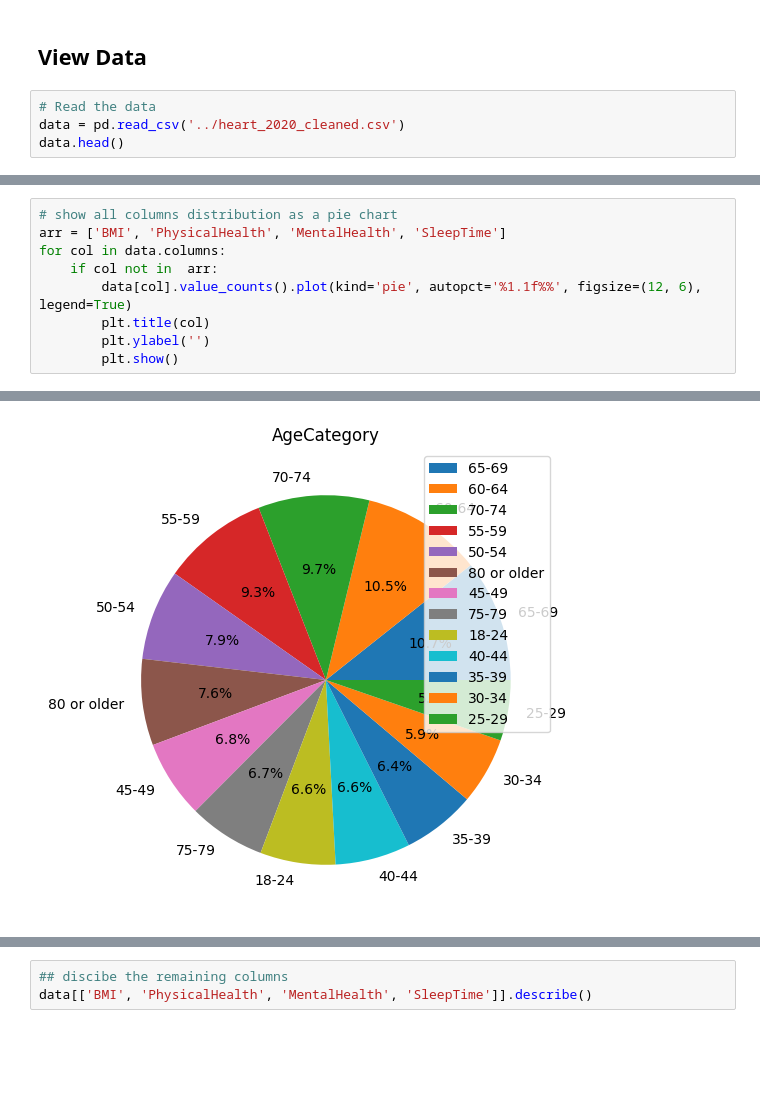
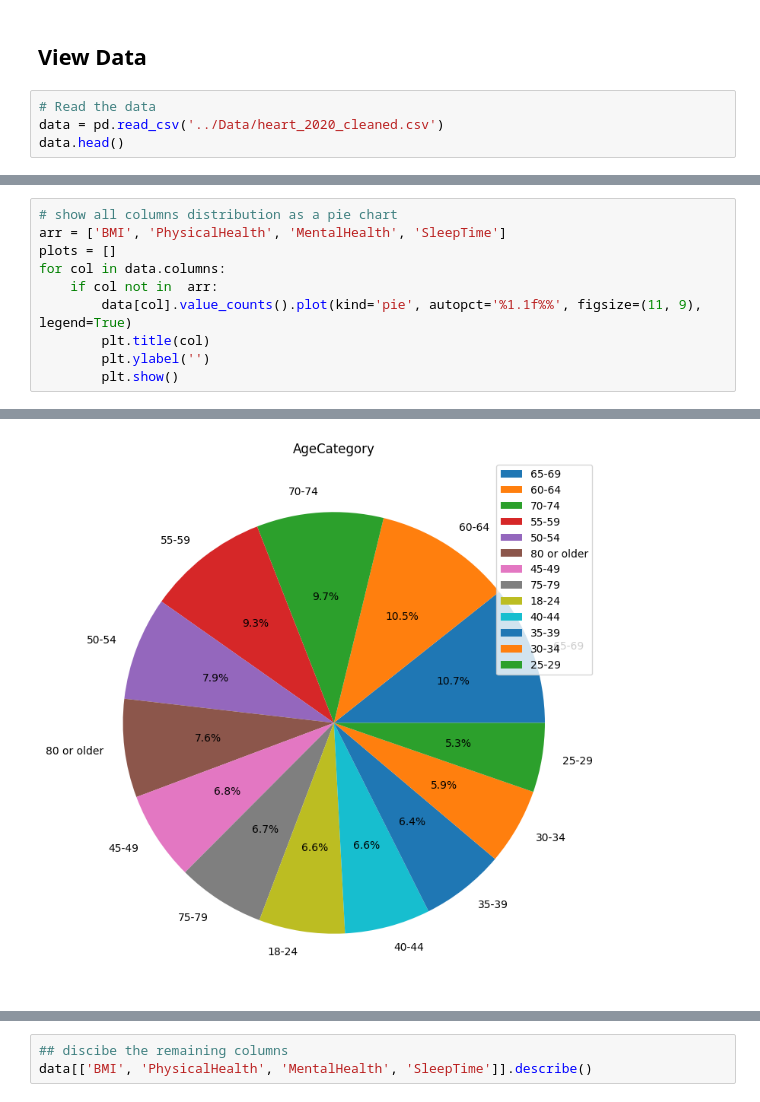
Before and after one commit to nour-aldin/Heart-Disease-Detection, a Jupyter notebook: code/Data Visualization.ipynb, the cells around one changed output, grey strips where cells are left out. Drawn from its saved outputs; the diff is of its cells as text; blank space fills up the shorter version.

```diff
--- a/code/Data Visualization.ipynb
+++ b/code/Data Visualization.ipynb
@@ -6,7 +6,7 @@ import seaborn as sns
 ## View Data
 # %%
 # Read the data
-data = pd.read_csv('../heart_2020_cleaned.csv')
+data = pd.read_csv('../Data/heart_2020_cleaned.csv')
 data.head()
 # %% [output]
 |  | HeartDisease | BMI | Smoking | AlcoholDrinking | Stroke | PhysicalHealth | MentalHealth | DiffWalking | ... |
@@ -47,9 +50,10 @@ plt.show()
 # %%
 # show all columns distribution as a pie chart
 arr = ['BMI', 'PhysicalHealth', 'MentalHealth', 'SleepTime']
+plots = []
 for col in data.columns:
     if col not in  arr:
-        data[col].value_counts().plot(kind='pie', autopct='%1.1f%%', figsize=(12, 6), legend=True)
+        data[col].value_counts().plot(kind='pie', autopct='%1.1f%%', figsize=(11, 9), legend=True)
         plt.title(col)
         plt.ylabel('')
         plt.show()
@@ -63 +67 @@ for col in data.columns:
-[figure, old version]
+[figure, new version]
```
Also changed, not shown: parts of 7 cells of this notebook, 1 other file.
